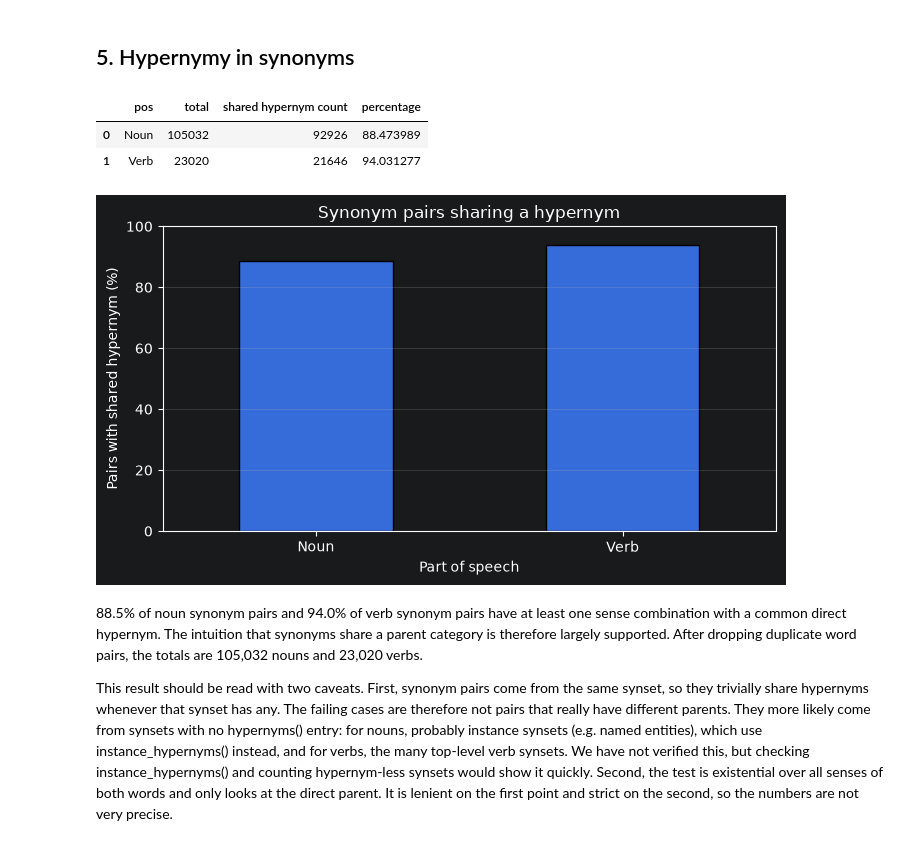
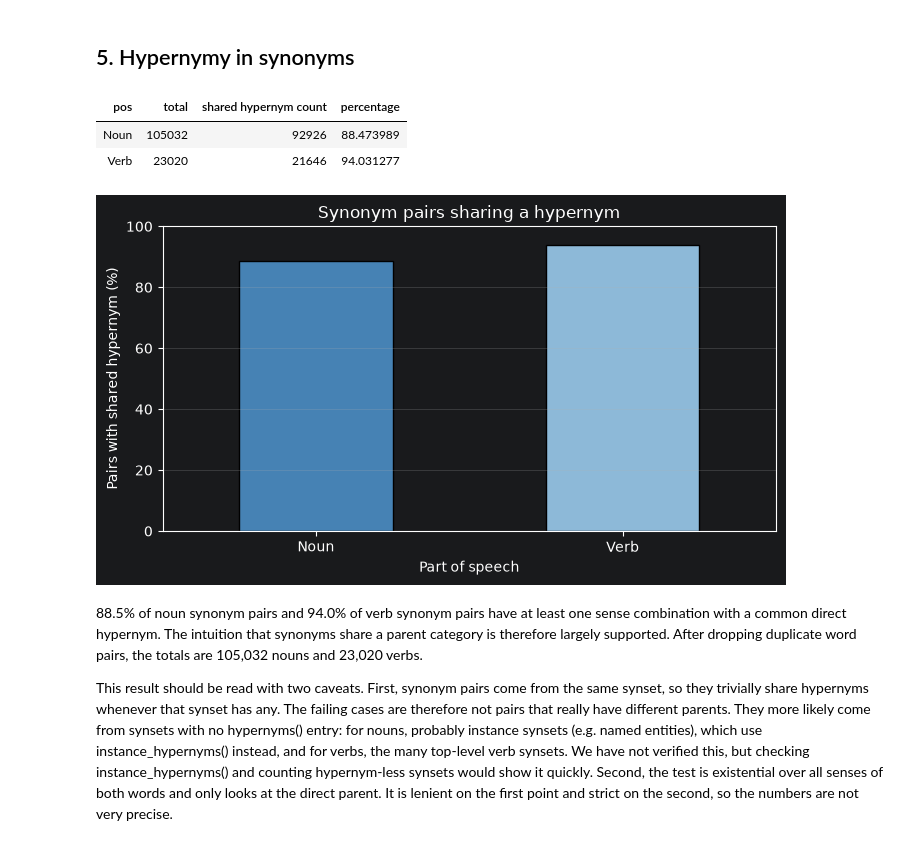
Before and after one commit to Eemeliky/NLP_Project_2026, a Jupyter notebook: NLP_project_2026.ipynb, the cells around one changed output. Drawn from its saved outputs; the diff is of its cells as text; code cells hidden in the pictures.

```diff
--- a/NLP_project_2026.ipynb
+++ b/NLP_project_2026.ipynb
@@ -274,38 +274,40 @@ for pos in POS_TAGS:
         has_common_hypernym(row.word1, row.word2, pos) for row in df_synonyms.itertuples(index=False)
     )
 
     results.append({
         'pos': "Noun" if pos == wn.NOUN else "Verb",
         'total': total,
         'shared hypernym count': hypernym_count,
         'percentage': (hypernym_count / total) * 100 if total > 0 else 0
     })
 
 df_hypernyms_syn = pd.DataFrame(results)
-display(df_hypernyms_syn)
+display(df_hypernyms_syn.style.hide(axis="index"))
 
 ax = df_hypernyms_syn.plot.bar(
     x="pos",
     y="percentage",
     figsize=(7, 4),
     legend=False,
     edgecolor="black",
     rot=0
 )
+for bar, pos in zip(ax.patches, df_hypernyms_syn["pos"]):
+    bar.set_facecolor(COLORS[("synonym", wn.NOUN if pos == "Noun" else wn.VERB)])
 
 ax.set_title("Synonym pairs sharing a hypernym")
 ax.set_xlabel("Part of speech")
 ax.set_ylabel("Pairs with shared hypernym (%)")
 ax.set_ylim(0, 100)
 
 plt.grid(axis='y', alpha=0.3)
 plt.tight_layout()
 plt.show()
 # %% [output]
-|  | pos | total | shared hypernym count | percentage |
-| 0 | Noun | 105032 | 92926 | 88.473989 |
-| 1 | Verb | 23020 | 21646 | 94.031277 |
+| pos | total | shared hypernym count | percentage |
+| Noun | 105032 | 92926 | 88.473989 |
+| Verb | 23020 | 21646 | 94.031277 |
-[figure, old version]
+[figure, new version]
 # %% [markdown]
 88.5% of noun synonym pairs and 94.0% of verb synonym pairs have at least one sense combination with a common direct hypernym. The intuition that synonyms share a parent category is therefore largely supported. After dropping duplicate word pairs, the totals are 105,032 nouns and 23,020 verbs.
 
```
Also changed, not shown: parts of 6 cells of this notebook.
